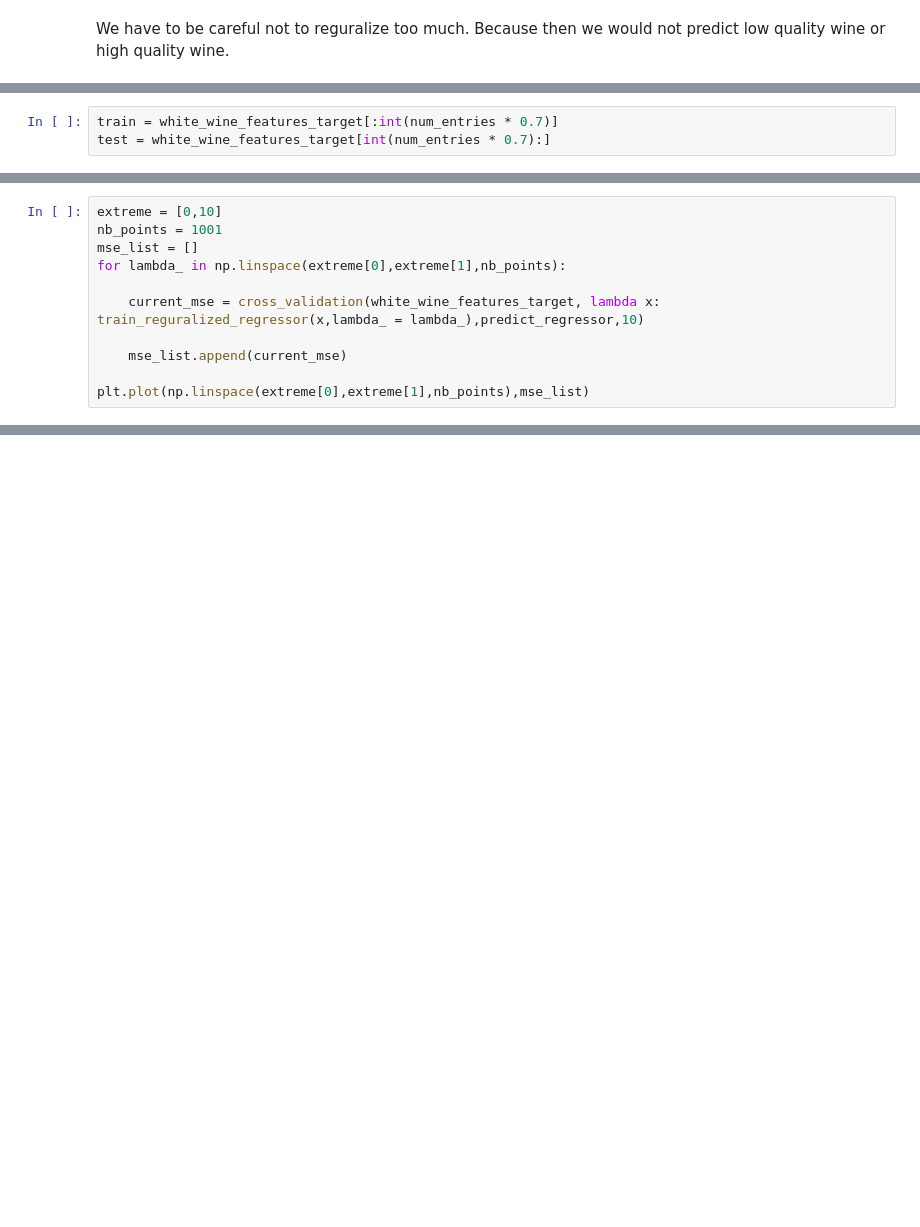
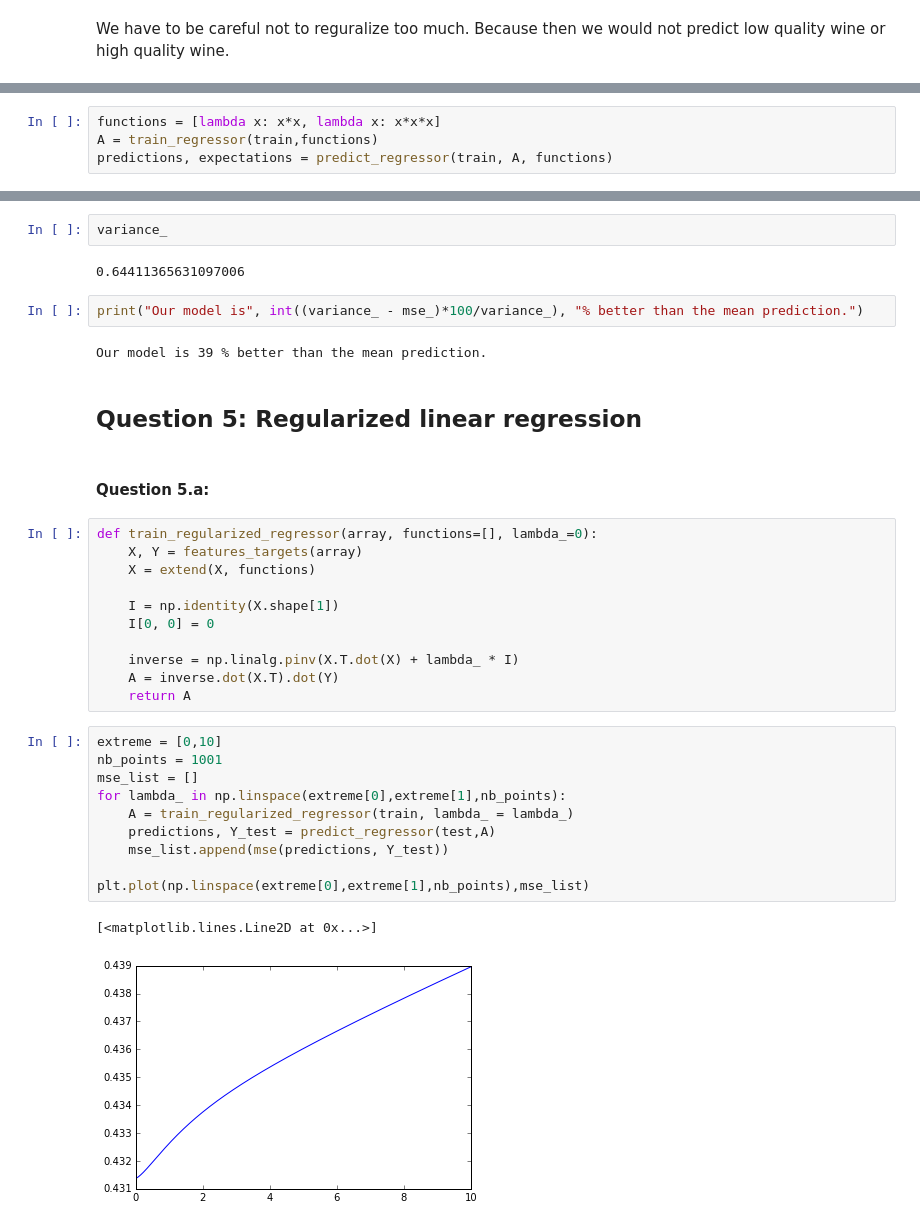
Before and after one commit to gabrieldemarmiesse/wine-prediction, a Jupyter notebook: Untitled.ipynb, the cells around one changed output, grey strips where cells are left out. Saved outputs shown, nothing was run; the diff lists cells and outputs as text; blank space fills up the shorter version.

```diff
--- a/Untitled.ipynb
+++ b/Untitled.ipynb
@@ -114,3 +70,0 @@ num_entries = white_wine_features_target.shape[0]
-# %%
-train = white_wine_features_target[:int(num_entries * 0.7)]
-test = white_wine_features_target[int(num_entries * 0.7):]
@@ -252,11 +120,0 @@ def cross_validation(data, train_function, prediction_function, nb_slices):
-# %%
-extreme = [0,10]
-nb_points = 1001
-mse_list = []
-for lambda_ in np.linspace(extreme[0],extreme[1],nb_points):
-
-    current_mse = cross_validation(white_wine_features_target, lambda x: train_reguralized_regressor(x,lambda_ = lambda_),predict_regressor,10)
-
-    mse_list.append(current_mse)
-
-plt.plot(np.linspace(extreme[0],extreme[1],nb_points),mse_list)
@@ -264,0 +155,4 @@ NameError: name 'Y' is not defined
+# %%
+functions = [lambda x: x*x, lambda x: x*x*x]
+A = train_regressor(train,functions)
+predictions, expectations = predict_regressor(train, A, functions)
@@ -264,0 +181,36 @@ NameError: name 'Y' is not defined
+# %%
+variance_
+# %% [output]
+0.64411365631097006
+# %%
+print("Our model is", int((variance_ - mse_)*100/variance_), "% better than the mean prediction.")
+# %% [output]
+Our model is 39 % better than the mean prediction.
+# %% [markdown]
+## Question 5: Regularized linear regression
+# %% [markdown]
+#### Question 5.a:
+# %%
+def train_regularized_regressor(array, functions=[], lambda_=0):
+    X, Y = features_targets(array)
+    X = extend(X, functions)
+
+    I = np.identity(X.shape[1])
+    I[0, 0] = 0
+
+    inverse = np.linalg.pinv(X.T.dot(X) + lambda_ * I)
+    A = inverse.dot(X.T).dot(Y)
+    return A
+# %%
+extreme = [0,10]
+nb_points = 1001
+mse_list = []
+for lambda_ in np.linspace(extreme[0],extreme[1],nb_points):
+    A = train_regularized_regressor(train, lambda_ = lambda_)
+    predictions, Y_test = predict_regressor(test,A)
+    mse_list.append(mse(predictions, Y_test))
+
+plt.plot(np.linspace(extreme[0],extreme[1],nb_points),mse_list)
+# %% [output]
+[<matplotlib.lines.Line2D at 0x...>]
+[figure, added]
```
Also changed, not shown: parts of 72 cells of this notebook, 3 other files.
